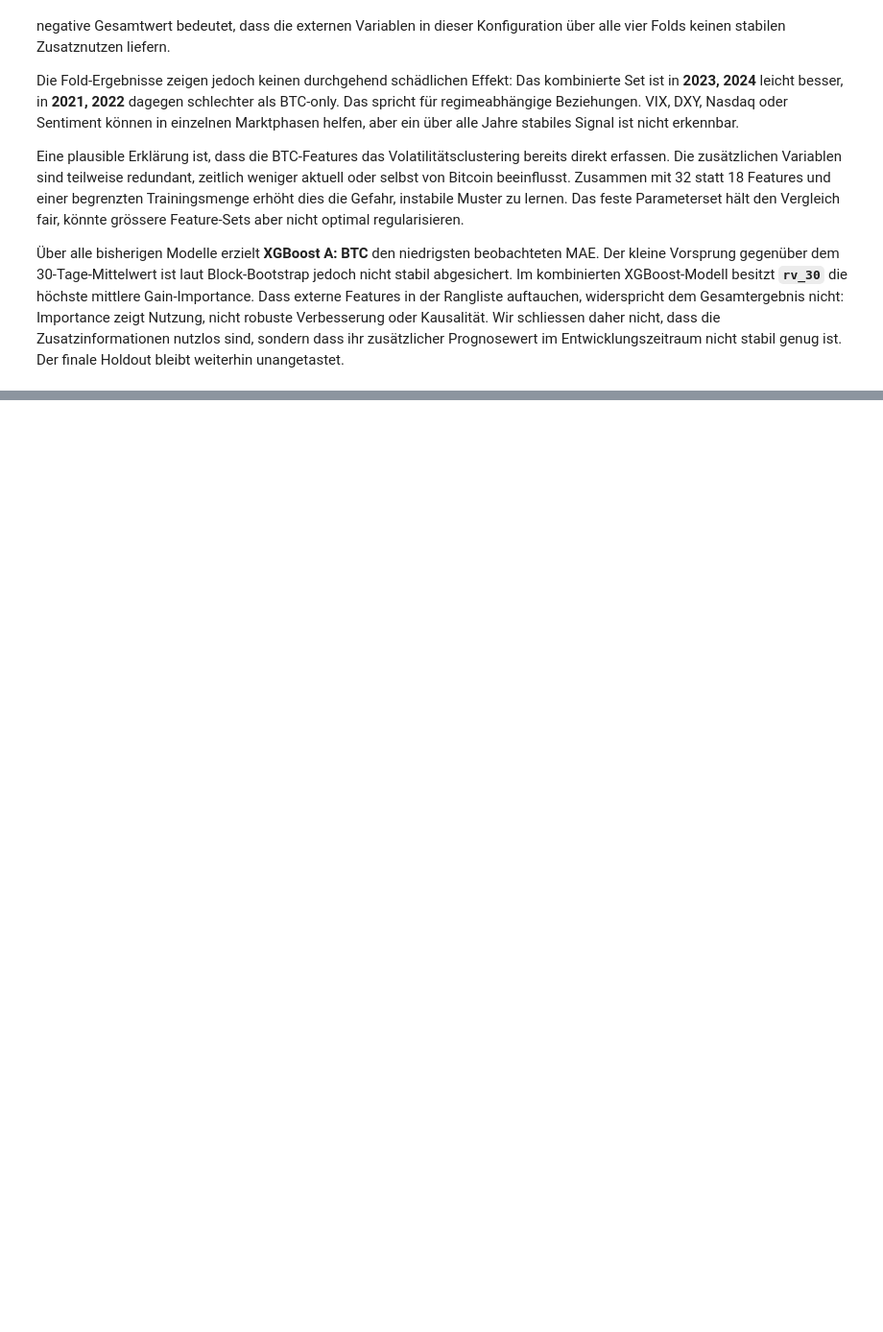
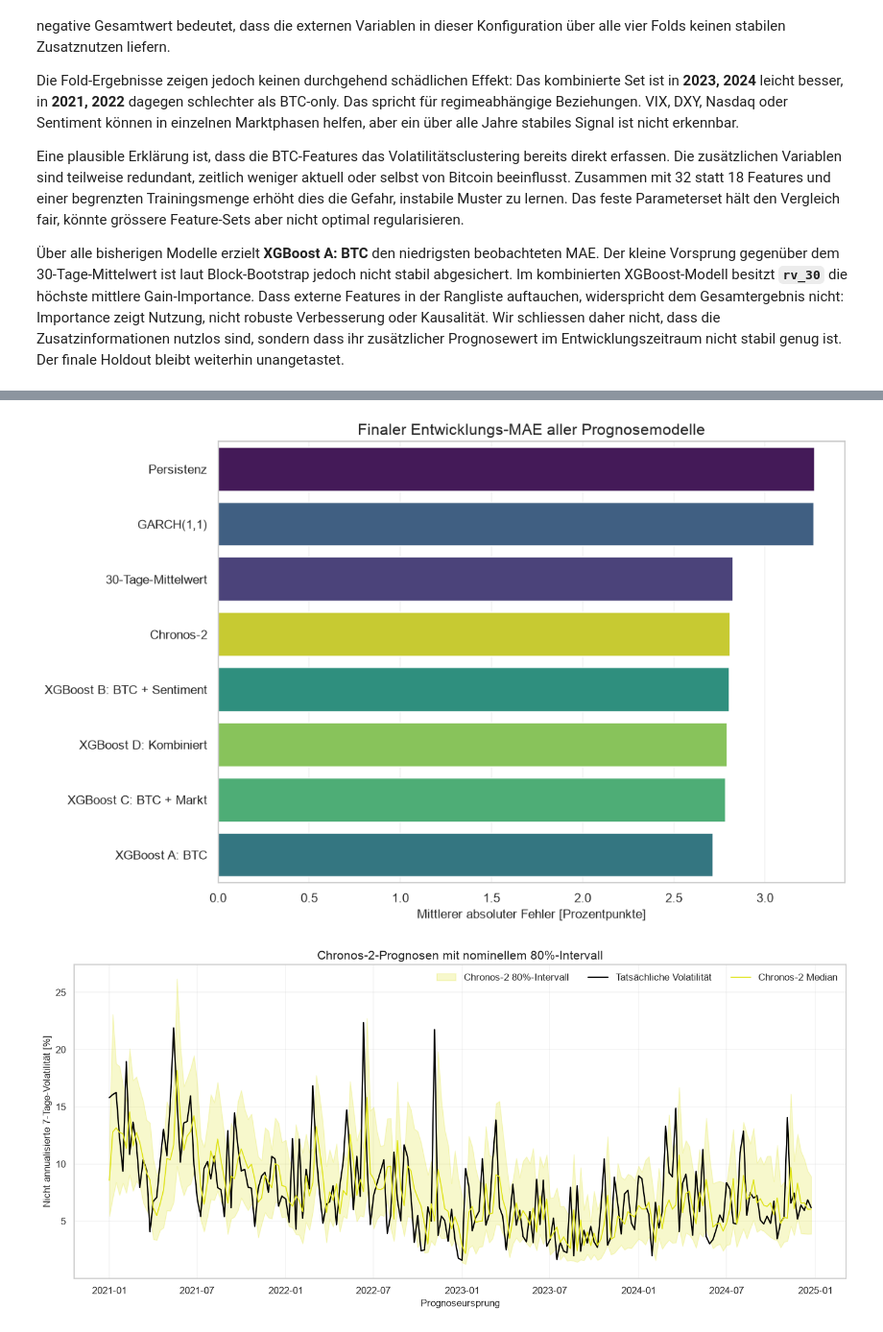
Before and after one commit to Steff72/CSP1, a Jupyter notebook: notebooks/bitcoin_volatility_forecasting.ipynb, the cells around one changed output, grey strips where cells are left out. Shown at 96% size. Saved outputs shown, nothing was run; the diff lists cells and outputs as text; code cells hidden in the pictures; blank space fills up the shorter version.

```diff
--- a/notebooks/bitcoin_volatility_forecasting.ipynb
+++ b/notebooks/bitcoin_volatility_forecasting.ipynb
@@ -2644,0 +3275,63 @@ Holdout bleibt weiterhin unangetastet.
+# %%
+# Plot the final MAE ranking with stable model colors
+final_mae_plot = final_overall_metrics.sort_values(
+    "MAE", ascending=False
+).copy()
+final_mae_plot["MAE [%P]"] = final_mae_plot["MAE"] * 100
+final_model_palette = {
+    model_name: model_palette[model_name] for model_name in final_model_columns
+}
+
+fig, ax = plt.subplots(figsize=(11, 6.5))
+sns.barplot(
+    data=final_mae_plot,
+    y="Modell",
+    x="MAE [%P]",
+    hue="Modell",
+    palette=final_model_palette,
+    legend=False,
+    ax=ax,
+)
+ax.set_title("Finaler Entwicklungs-MAE aller Prognosemodelle")
+ax.set_xlabel("Mittlerer absoluter Fehler [Prozentpunkte]")
+ax.set_ylabel("")
+ax.set_xlim(left=0)
+ax.grid(axis="x", alpha=0.25)
+fig.tight_layout()
+fig.subplots_adjust(left=0.28)
+plt.show()
+
+# Show Chronos-2 point forecasts and its nominal 80% interval over time
+fig, ax = plt.subplots(figsize=(13, 6))
+ax.fill_between(
+    prediction_table.index,
+    prediction_table["Chronos-2 q10"] * 100,
+    prediction_table["Chronos-2 q90"] * 100,
+    color=model_palette["Chronos-2"],
+    alpha=0.22,
+    label="Chronos-2 80%-Intervall",
+)
+ax.plot(
+    prediction_table.index,
+    prediction_table["actual"] * 100,
+    color="black",
+    linewidth=1.5,
+    label="Tatsächliche Volatilität",
+)
+ax.plot(
+    prediction_table.index,
+    prediction_table["Chronos-2"] * 100,
+    color=model_palette["Chronos-2"],
+    linewidth=1.2,
+    label="Chronos-2 Median",
+)
+ax.set_title("Chronos-2-Prognosen mit nominellem 80%-Intervall")
+ax.set_xlabel("Prognoseursprung")
+ax.set_ylabel("Nicht annualisierte 7-Tage-Volatilität [%]")
+ax.legend(ncol=3)
+ax.grid(alpha=0.25)
+fig.tight_layout()
+plt.show()
+# %% [output]
+[figure, added]
+[figure, added]
```
Also changed, not shown: parts of 17 cells of this notebook, 3 other files.
